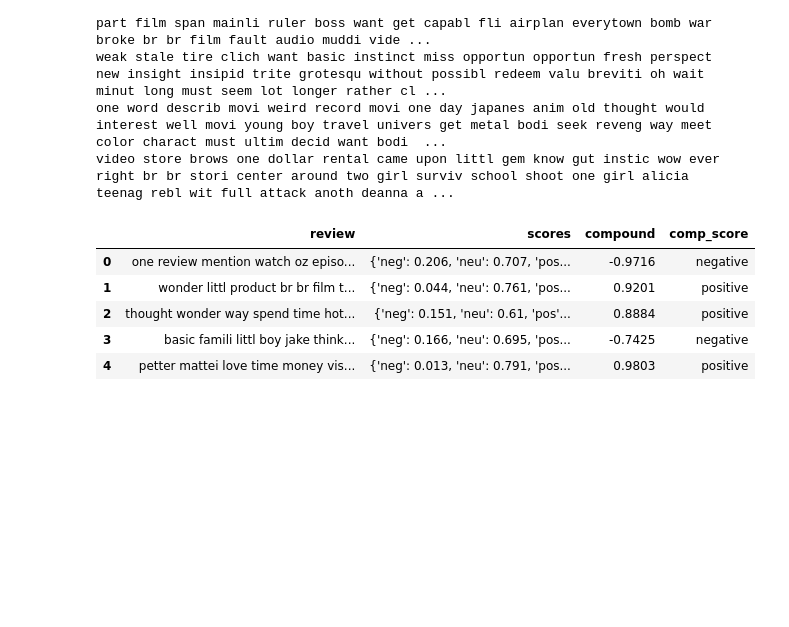
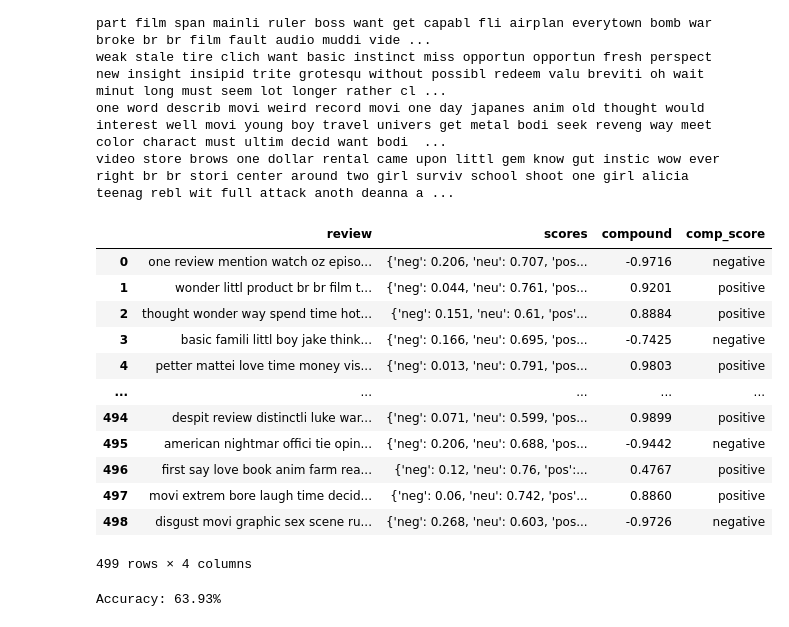
Before and after one commit to shujianjin/SDA-250-Assignment-2, a Jupyter notebook: assignment 2.ipynb, the cells around one changed output. Drawn from its saved outputs; the diff is of its cells as text; code cells hidden in the pictures; blank space fills up the shorter version.

```diff
--- a/assignment 2.ipynb
+++ b/assignment 2.ipynb
@@ -83,15 +114,44 @@ video store brows one dollar rental came upon littl gem know gut instic wow ever
 # %%
 #print dataframe
 df['scores'] = df['review'].apply(lambda review: analyzer.polarity_scores(review))
 df['compound']  = df['scores'].apply(lambda score_dict: score_dict['compound'])
 df['comp_score'] = df['compound'].apply(lambda c: 'positive' if c >=0 else 'negative')
+comp_score=df['comp_score']
 display(df)
 # %% [output]
 |  | review | scores | compound | comp_score |
 | 0 | one review mention watch oz episo... | {'neg': 0.206, 'neu': 0.707, 'pos... | -0.9716 | negative |
 | 1 | wonder littl product br br film t... | {'neg': 0.044, 'neu': 0.761, 'pos... | 0.9201 | positive |
 | 2 | thought wonder way spend time hot... | {'neg': 0.151, 'neu': 0.61, 'pos'... | 0.8884 | positive |
 | 3 | basic famili littl boy jake think... | {'neg': 0.166, 'neu': 0.695, 'pos... | -0.7425 | negative |
 | 4 | petter mattei love time money vis... | {'neg': 0.013, 'neu': 0.791, 'pos... | 0.9803 | positive |
+| ... | ... | ... | ... | ... |
+| 494 | despit review distinctli luke war... | {'neg': 0.071, 'neu': 0.599, 'pos... | 0.9899 | positive |
+| 495 | american nightmar offici tie opin... | {'neg': 0.206, 'neu': 0.688, 'pos... | -0.9442 | negative |
+| 496 | first say love book anim farm rea... | {'neg': 0.12, 'neu': 0.76, 'pos':... | 0.4767 | positive |
+| 497 | movi extrem bore laugh time decid... | {'neg': 0.06, 'neu': 0.742, 'pos'... | 0.8860 | positive |
+| 498 | disgust movi graphic sex scene ru... | {'neg': 0.268, 'neu': 0.603, 'pos... | -0.9726 | negative |
+499 rows × 4 columns
+# %%
+from nltk.sentiment.vader import SentimentIntensityAnalyzer
+from sklearn.metrics import accuracy_score
+
+analyzer = SentimentIntensityAnalyzer()
+#review are the same for both trained and test data
+texts = df['review']
+true_labels = filtered_list
+
+predicted_labels = []
+for text in texts:
+    scores = analyzer.polarity_scores(text)
+    if scores['compound'] > 0:
+        predicted_labels.append("positive")
+    elif scores['compound'] < 0:
+        predicted_labels.append("negative")
+
+accuracy = accuracy_score(true_labels, predicted_labels)
+print("Accuracy: {:.2f}%".format(accuracy * 100))
+# %% [output]
+Accuracy: 63.93%
 # %%
 df.to_csv('output.csv', index=False)
```
Also changed, not shown: parts of 4 cells of this notebook, 1 other file.
